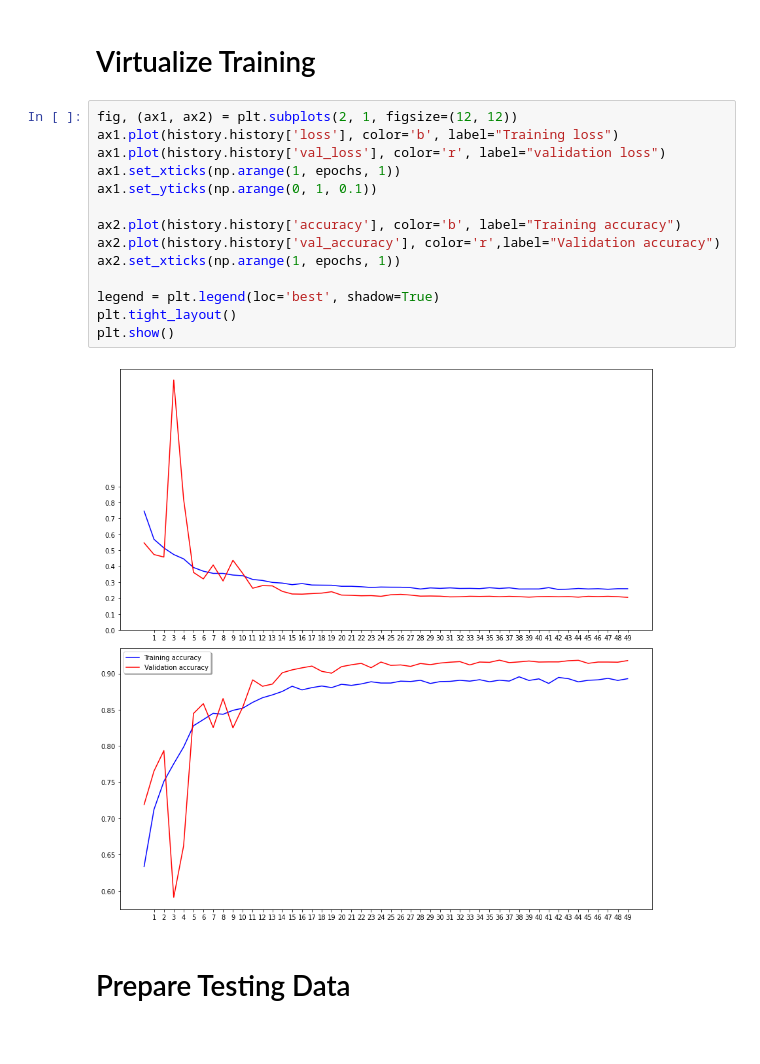
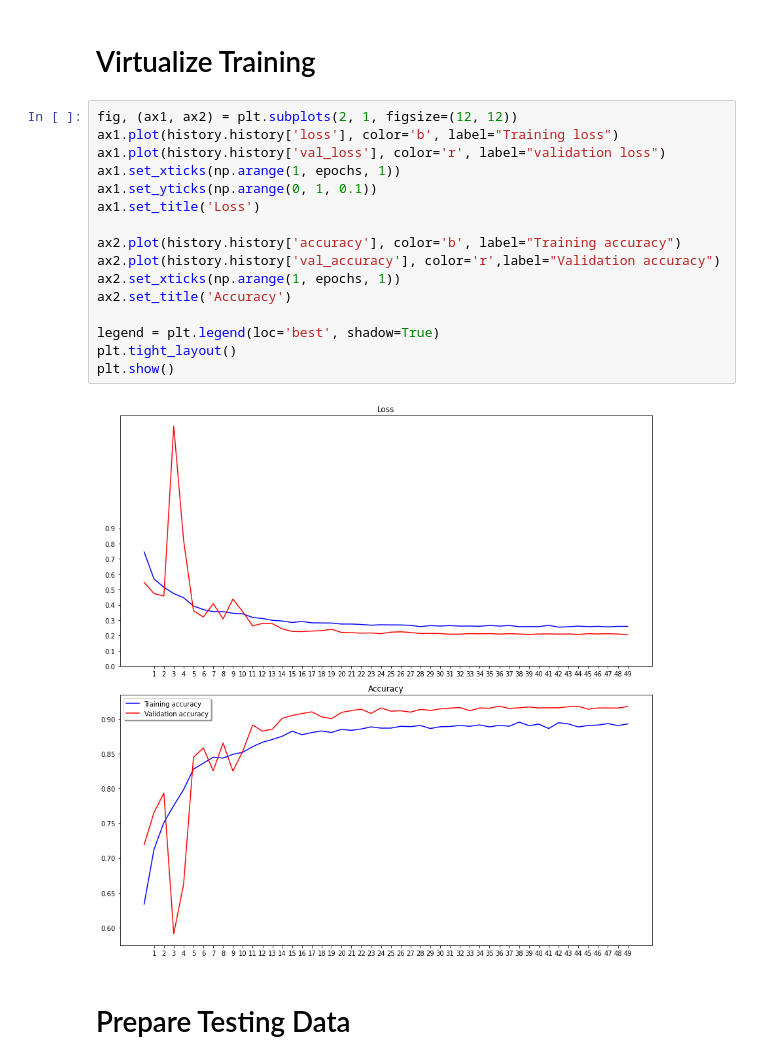
Before and after one commit to TheGAITORClub/Resources, a Jupyter notebook: Lectures/Week4/Week4.ipynb, the cells around one changed output. Cells and saved outputs as stored; diff of their text form.

```diff
--- a/Lectures/Week4/Week4.ipynb
+++ b/Lectures/Week4/Week4.ipynb
@@ -337,19 +337,21 @@ model.save_weights("model.h5")
 # %%
 fig, (ax1, ax2) = plt.subplots(2, 1, figsize=(12, 12))
 ax1.plot(history.history['loss'], color='b', label="Training loss")
 ax1.plot(history.history['val_loss'], color='r', label="validation loss")
 ax1.set_xticks(np.arange(1, epochs, 1))
 ax1.set_yticks(np.arange(0, 1, 0.1))
+ax1.set_title('Loss')
 
 ax2.plot(history.history['accuracy'], color='b', label="Training accuracy")
 ax2.plot(history.history['val_accuracy'], color='r',label="Validation accuracy")
 ax2.set_xticks(np.arange(1, epochs, 1))
+ax2.set_title('Accuracy')
 
 legend = plt.legend(loc='best', shadow=True)
 plt.tight_layout()
 plt.show()
 # %% [output]
-[figure, old version]
+[figure, new version]
 # %% [markdown]
 # Prepare Testing Data
 # %%
```
Also changed, not shown: 2 other files.
